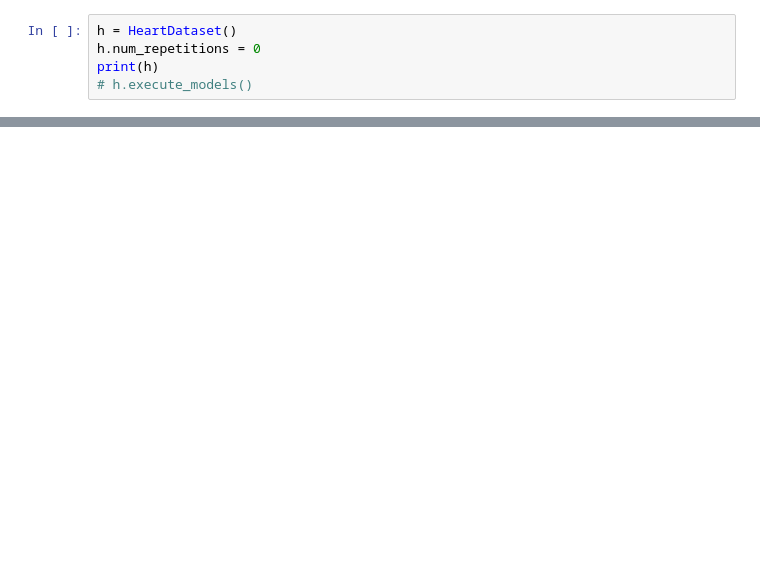
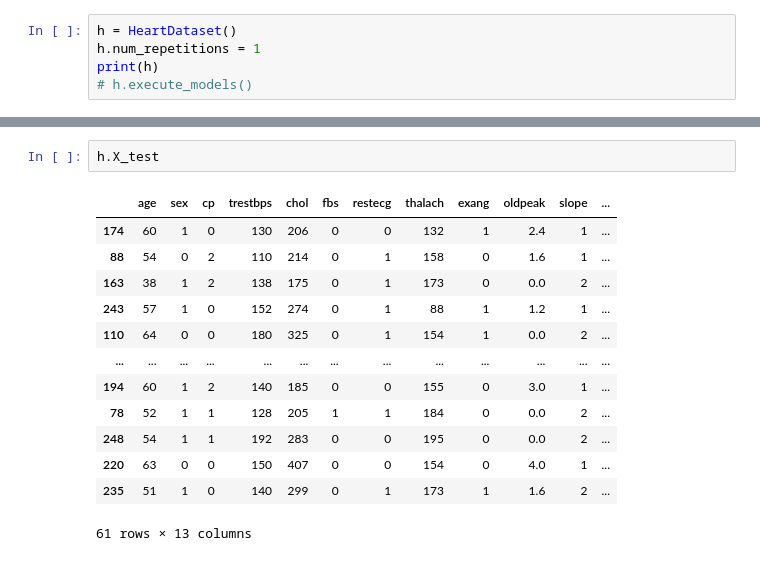
Before and after one commit to diegodimer/SBCAS2025, a Jupyter notebook: examples.ipynb, the cells around one changed output, grey strips where cells are left out. Saved outputs shown, nothing was run; the diff lists cells and outputs as text; blank space fills up the shorter version.

```diff
--- a/examples.ipynb
+++ b/examples.ipynb
@@ -5,5 +4,5 @@ ModuleNotFoundError: No module named 'PreTrainingBias'
 # %%
 h = HeartDataset()
-h.num_repetitions = 0
+h.num_repetitions = 1
 print(h)
 # h.execute_models()
@@ -9,0 +31,16 @@ print(h)
+# %%
+h.X_test
+# %% [output]
+|  | age | sex | cp | trestbps | chol | fbs | restecg | thalach | exang | oldpeak | slope | ... |
+| 174 | 60 | 1 | 0 | 130 | 206 | 0 | 0 | 132 | 1 | 2.4 | 1 | ... |
+| 88 | 54 | 0 | 2 | 110 | 214 | 0 | 1 | 158 | 0 | 1.6 | 1 | ... |
+| 163 | 38 | 1 | 2 | 138 | 175 | 0 | 1 | 173 | 0 | 0.0 | 2 | ... |
+| 243 | 57 | 1 | 0 | 152 | 274 | 0 | 1 | 88 | 1 | 1.2 | 1 | ... |
+| 110 | 64 | 0 | 0 | 180 | 325 | 0 | 1 | 154 | 1 | 0.0 | 2 | ... |
+| ... | ... | ... | ... | ... | ... | ... | ... | ... | ... | ... | ... | ... |
+| 194 | 60 | 1 | 2 | 140 | 185 | 0 | 0 | 155 | 0 | 3.0 | 1 | ... |
+| 78 | 52 | 1 | 1 | 128 | 205 | 1 | 1 | 184 | 0 | 0.0 | 2 | ... |
+| 248 | 54 | 1 | 1 | 192 | 283 | 0 | 0 | 195 | 0 | 0.0 | 2 | ... |
+| 220 | 63 | 0 | 0 | 150 | 407 | 0 | 0 | 154 | 0 | 4.0 | 1 | ... |
+| 235 | 51 | 1 | 0 | 140 | 299 | 0 | 1 | 173 | 1 | 1.6 | 2 | ... |
+61 rows × 13 columns
```
Also changed, not shown: parts of 6 cells of this notebook, 1 other file.
